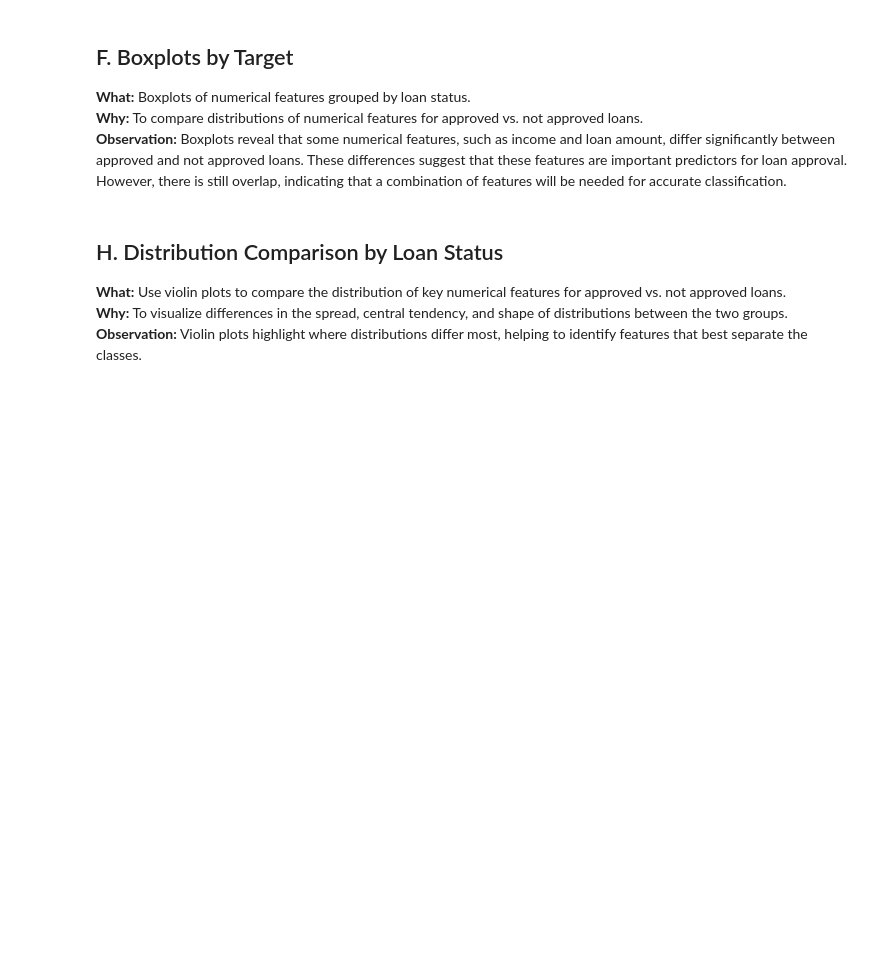
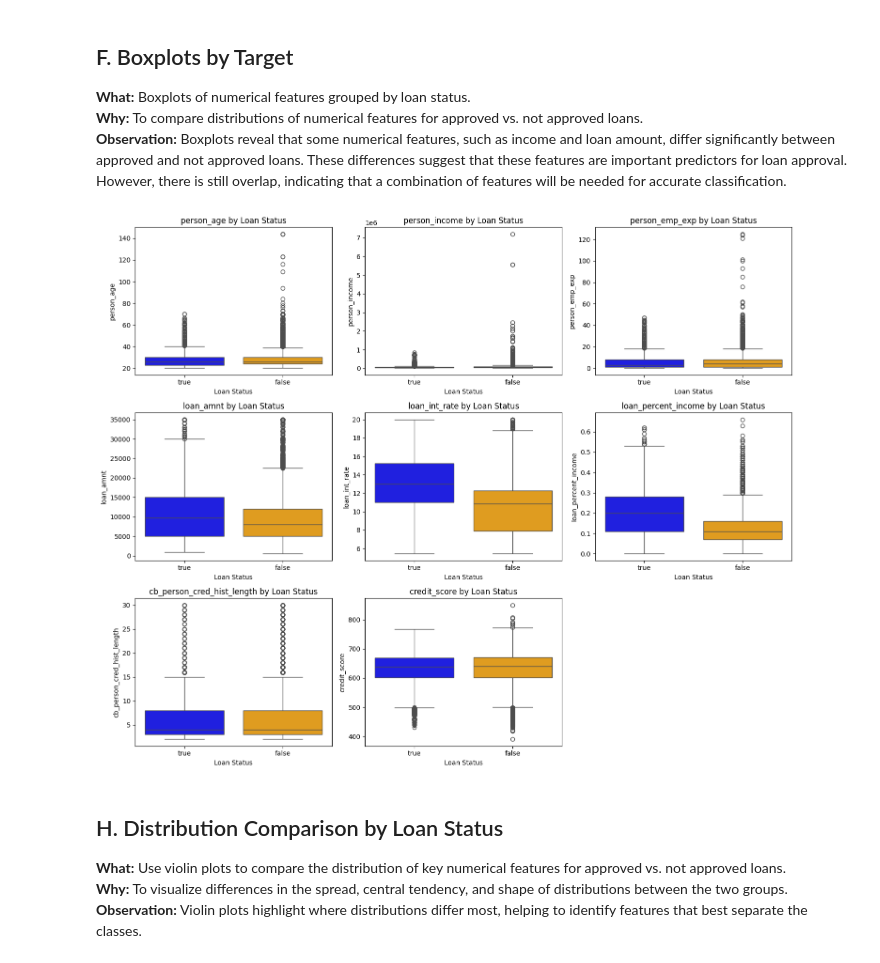
Before and after one commit to Hsotuhsa-S/Loan-Prediction-E2E-ML-Workflow, a Jupyter notebook: 00_LoanData_Cleanup_EDA.ipynb, the cells around one changed output. Saved outputs shown, nothing was run; the diff lists cells and outputs as text; code cells hidden in the pictures; blank space fills up the shorter version.

```diff
--- a/00_LoanData_Cleanup_EDA.ipynb
+++ b/00_LoanData_Cleanup_EDA.ipynb
@@ -319,6 +319,34 @@ plt.show()
 **What:** Boxplots of numerical features grouped by loan status.
 **Why:** To compare distributions of numerical features for approved vs. not approved loans.
 **Observation:** Boxplots reveal that some numerical features, such as income and loan amount, differ significantly between approved and not approved loans. These differences suggest that these features are important predictors for loan approval. However, there is still overlap, indicating that a combination of features will be needed for accurate classification.
+# %%
+# Boxplot by Target: Compare numerical feature distributions by loan status
+# num_cols = rawLoanData_filled.select_dtypes(include=['float64', 'int64']).columns.tolist()
+
+# Determine number of subplots (using 3 columns per row)
+n_cols = 3
+n_rows = (len(num_cols) + n_cols - 1) // n_cols
+
+fig, axes = plt.subplots(n_rows, n_cols, figsize=(5 * n_cols, 4 * n_rows))
+axes = axes.flatten()  # Flatten in case of multiple rows
+# Set custom colors for loan_status: True (blue), False (orange)
+custom_palette = {'true': 'blue', 'false': 'orange'}
+
+# Plot boxplot by Target
+for i, col in enumerate(num_cols):
+    sns.boxplot(x='loan_status', y=col, data=rawLoanData_filled, ax=axes[i], palette=custom_palette)
+    axes[i].set_title(f'{col} by Loan Status')
+    axes[i].set_xlabel('Loan Status')
+    axes[i].set_ylabel(col)
+
+# Remove any unused subplots
+for j in range(i + 1, len(axes)):
+    fig.delaxes(axes[j])
+
+plt.tight_layout()
+plt.show()
+# %% [output]
+[figure, added]
 # %% [markdown]
 ## H. Distribution Comparison by Loan Status
 **What:** Use violin plots to compare the distribution of key numerical features for approved vs. not approved loans.
```
Also changed, not shown: parts of 2 cells of this notebook.
